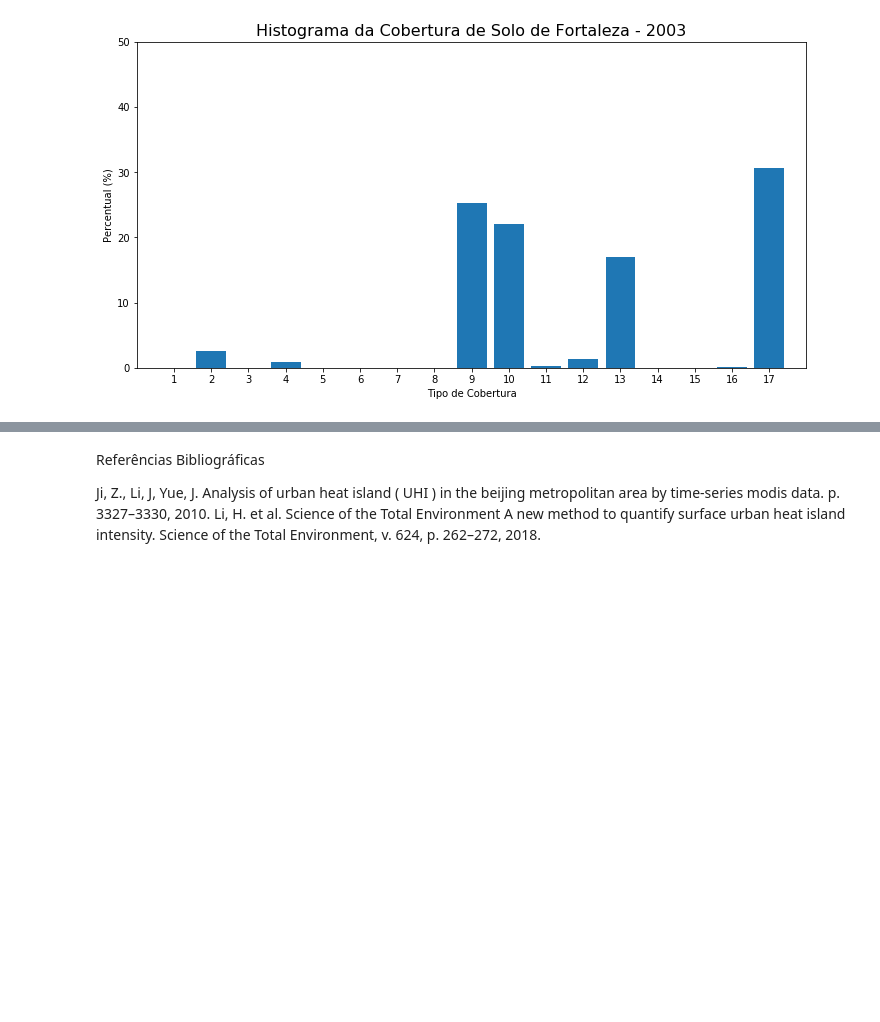
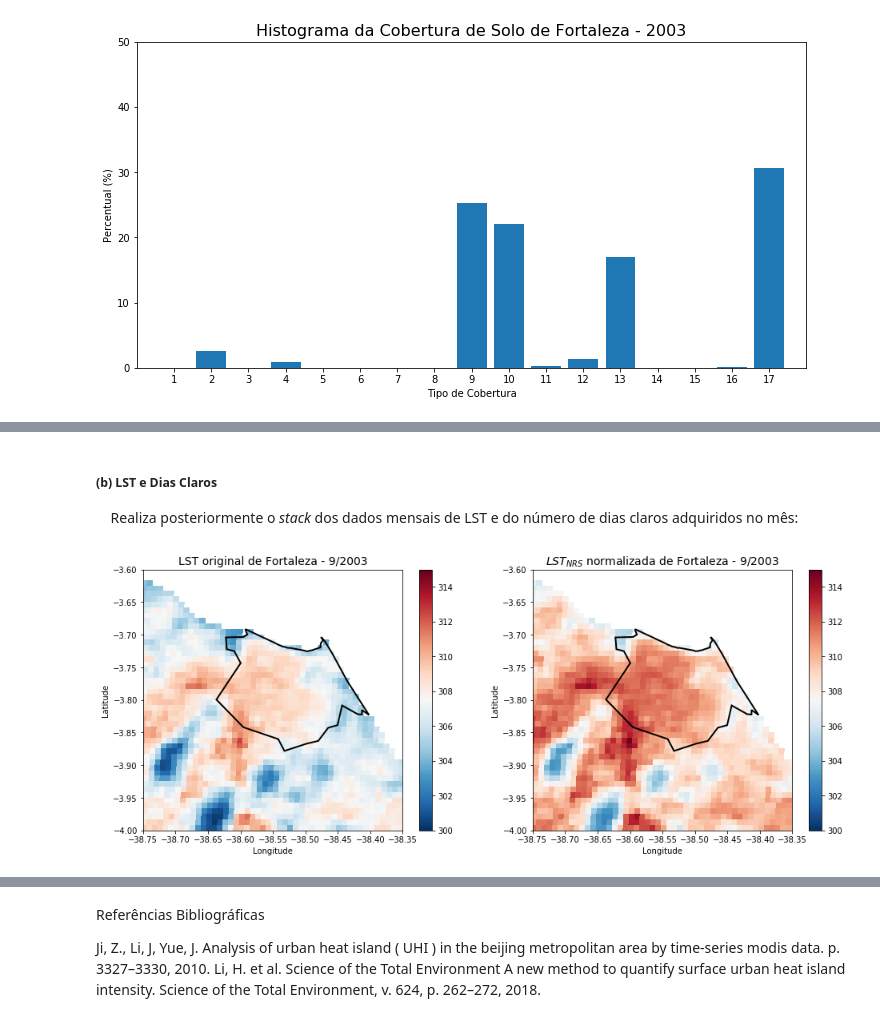
Before and after one commit to ocn-rviana/suhi-ser347, a Jupyter notebook: artigo.ipynb, the cells around one changed output, grey strips where cells are left out. Cells and saved outputs as stored; diff of their text form; code cells hidden in the pictures; blank space fills up the shorter version.

```diff
--- a/artigo.ipynb
+++ b/artigo.ipynb
@@ -483,0 +495,4 @@ plt.show()
+# %% [markdown]
+##### (b) LST e Dias Claros
+
+<p style="text-align: justify;">&nbsp;&nbsp;&nbsp;&nbsp;Realiza posteriormente o <em>stack</em> dos dados mensais de LST e do número de dias claros adquiridos no mês:</p>
@@ -483,0 +562,56 @@ plt.show()
+# %%
+# Converte a lista em um array e faz a media das cenas
+record = np.array(lst_record)
+lst_mean = np.nanmean(record, axis=0)
+
+# Contagem dos dias claros no mes
+record = np.array(clear_record)
+lst_clear = record.sum(axis=0)
+lst_clear[lst_clear == 0] = np.NaN
+
+# Reamostra a média para a resolução da landcover
+lst_mean_resample  = zoom(lst_mean, zoom=2.0, order=0)
+lst_clear_resample = zoom(lst_clear, zoom=2.0, order=0)
+
+# Recorta a cena para a area de estudo, com base nas coordenadas de landcover
+crop_values_lst = np.array(lst_mean_resample[row_min:row_max, col_min:col_max])
+crop_values_clear = np.array(lst_clear_resample[row_min:row_max, col_min:col_max])
+# %%
+crop_nrs_lst = nrs_scale(crop_values_lst, k)
+# %%
+# Gera diretórios para armazenar a figura
+#fig_dir = os.path.join(IMGS_DIR, "lst/%s/%s/%04d" % (sat,periodo[k],year))
+#fig_name = os.path.join(fig_dir, '{}.png'.format(mes))
+
+#if not os.path.isdir(fig_dir):
+#    os.makedirs(fig_dir)
+
+if k == 0:
+    vmin = 300; vmax = 315
+else:
+    vmin = 290; vmax = 300
+
+fig = plt.figure(figsize=(16,6))
+ax = fig.add_subplot(121)
+plt.pcolormesh(crop_lon_lc, crop_lat_lc, crop_values_lst, cmap='RdBu_r', vmin = vmin, vmax = vmax)
+plt.ylim(lat_min, lat_max)
+plt.xlim(lon_min, lon_max)
+plt.title("LST original de Fortaleza - {}/{}".format(mes, year), fontsize=14)
+plt.xlabel("Longitude")
+plt.ylabel("Latitude")
+ax.add_patch(PolygonPatch(f, facecolor="none", edgecolor='k', linewidth=2))
+plt.colorbar()
+#plt.savefig(fig_name, bbox_inches='tight')
+
+ax = fig.add_subplot(122)
+plt.pcolormesh(crop_lon_lc, crop_lat_lc, crop_nrs_lst, cmap='RdBu_r', vmin = vmin, vmax = vmax)
+plt.ylim(lat_min, lat_max)
+plt.xlim(lon_min, lon_max)
+plt.title("$LST_{NRS}$ normalizada de Fortaleza - %d/%d" % (mes, year), fontsize=14)
+plt.xlabel("Longitude")
+plt.ylabel("Latitude")
+ax.add_patch(PolygonPatch(f, facecolor="none", edgecolor='k', linewidth=2))
+plt.colorbar()
+plt.savefig(fig_name, bbox_inches='tight')
+# %% [output]
+[figure, added]
```
Also changed, not shown: parts of 11 cells of this notebook, 22 other files.
